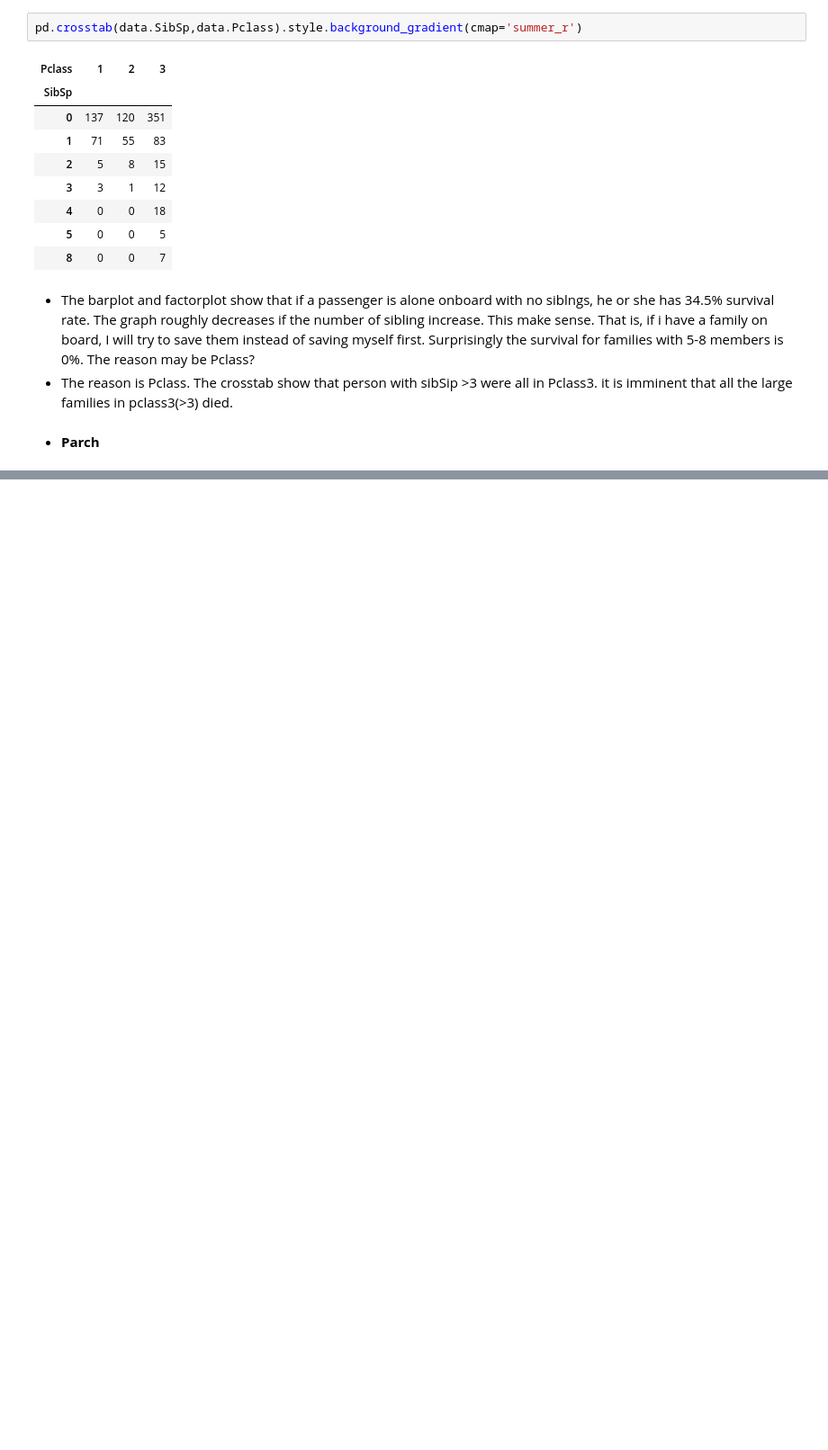
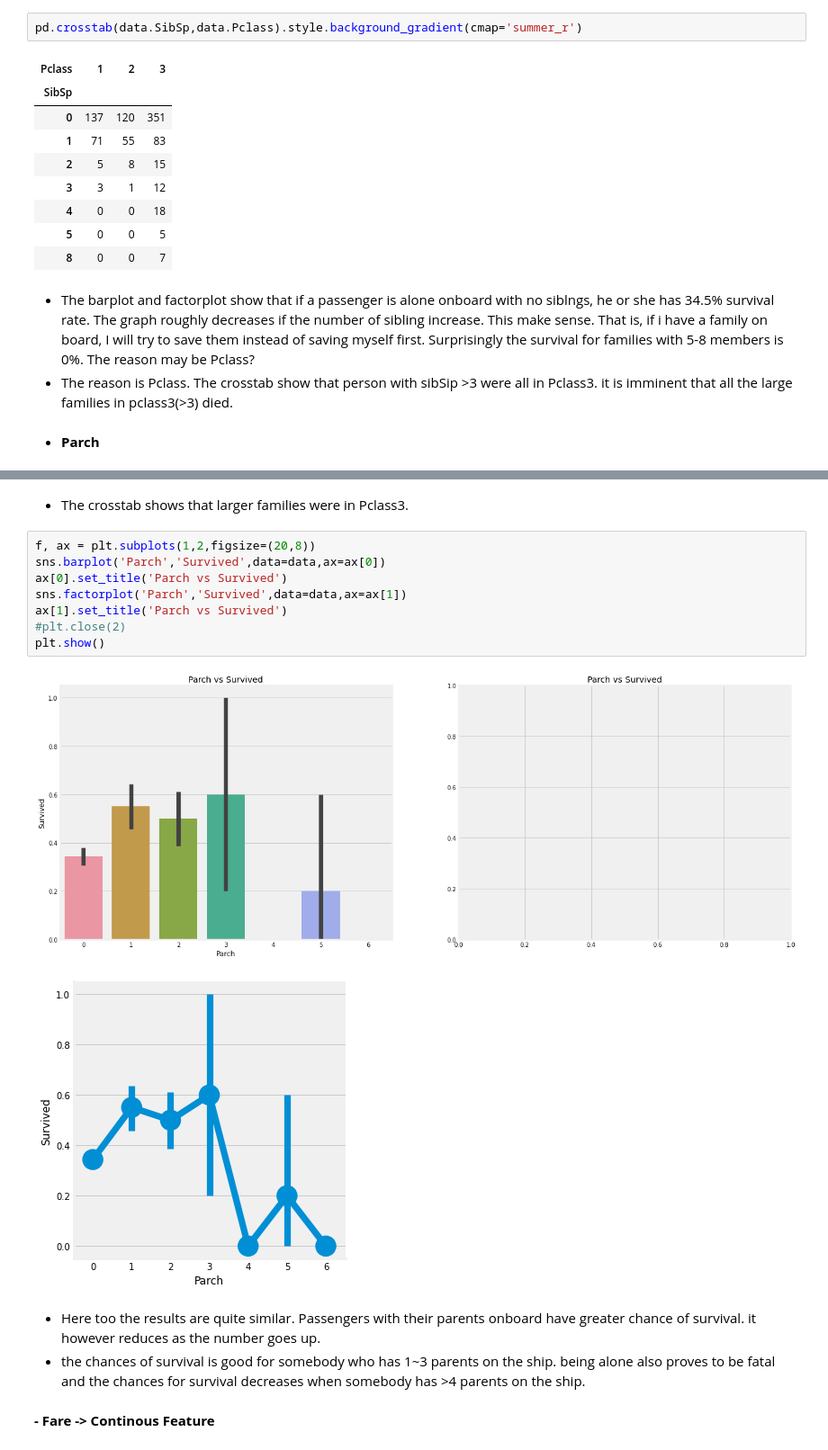
Before and after one commit to syi07030/NLP_study, a Jupyter notebook: Kaggle_BinaryClassification_TabularData/1.Titanic/EDA_to_prediction/EDA_to_Prediction(DieTanic).ipynb, the cells around one changed output, grey strips where cells are left out. Shown: that part at 90% size. Drawn from its saved outputs; the diff is of its cells as text; blank space fills up the shorter version.

```diff
--- a/Kaggle_BinaryClassification_TabularData/1.Titanic/EDA_to_prediction/EDA_to_Prediction(DieTanic).ipynb
+++ b/Kaggle_BinaryClassification_TabularData/1.Titanic/EDA_to_prediction/EDA_to_Prediction(DieTanic).ipynb
@@ -362,0 +375,18 @@ pd.crosstab(data.SibSp,data.Pclass).style.background_gradient(cmap='summer_r')
+# %% [markdown]
+- The crosstab shows that larger families were in Pclass3.
+# %%
+f, ax = plt.subplots(1,2,figsize=(20,8))
+sns.barplot('Parch','Survived',data=data,ax=ax[0])
+ax[0].set_title('Parch vs Survived')
+sns.factorplot('Parch','Survived',data=data,ax=ax[1])
+ax[1].set_title('Parch vs Survived')
+#plt.close(2)
+plt.show()
+# %% [output]
+[figure, added]
+[figure, added]
+# %% [markdown]
+- Here too the results are quite similar. Passengers with their parents onboard have greater chance of survival. it however reduces as the number goes up.
+- the chances of survival is good for somebody who has 1~3 parents on the ship. being alone also proves to be fatal and the chances for survival decreases when somebody has >4 parents on the ship.
+# %% [markdown]
+**- Fare -> Continous Feature**
```
Also changed, not shown: parts of 34 cells of this notebook.
